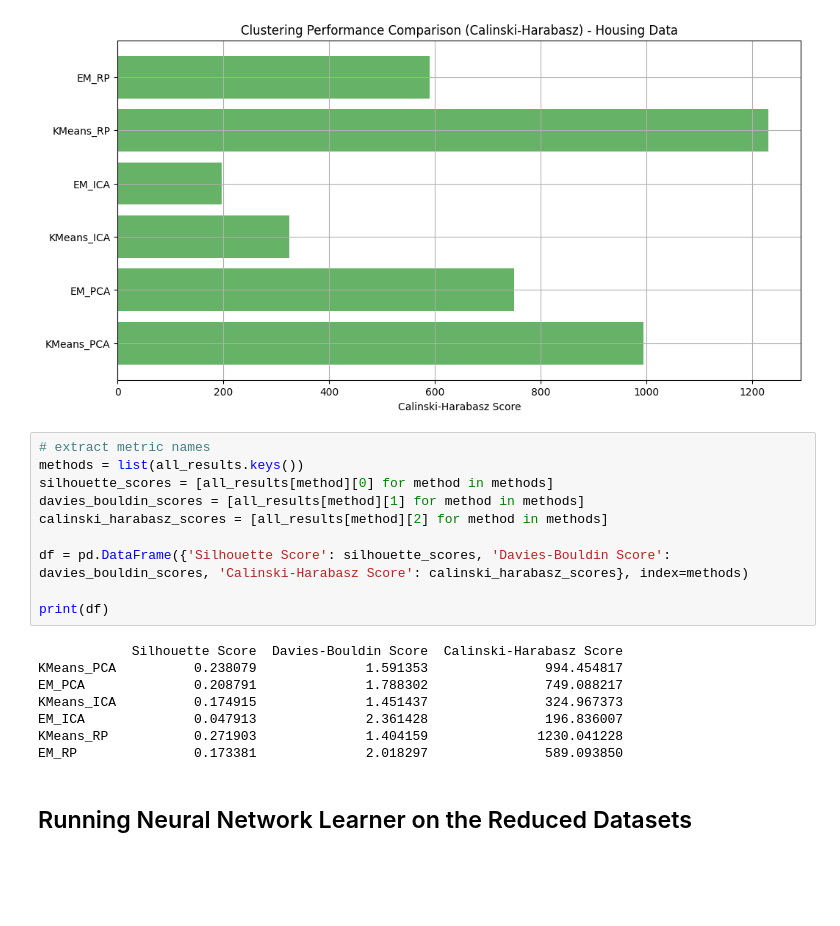
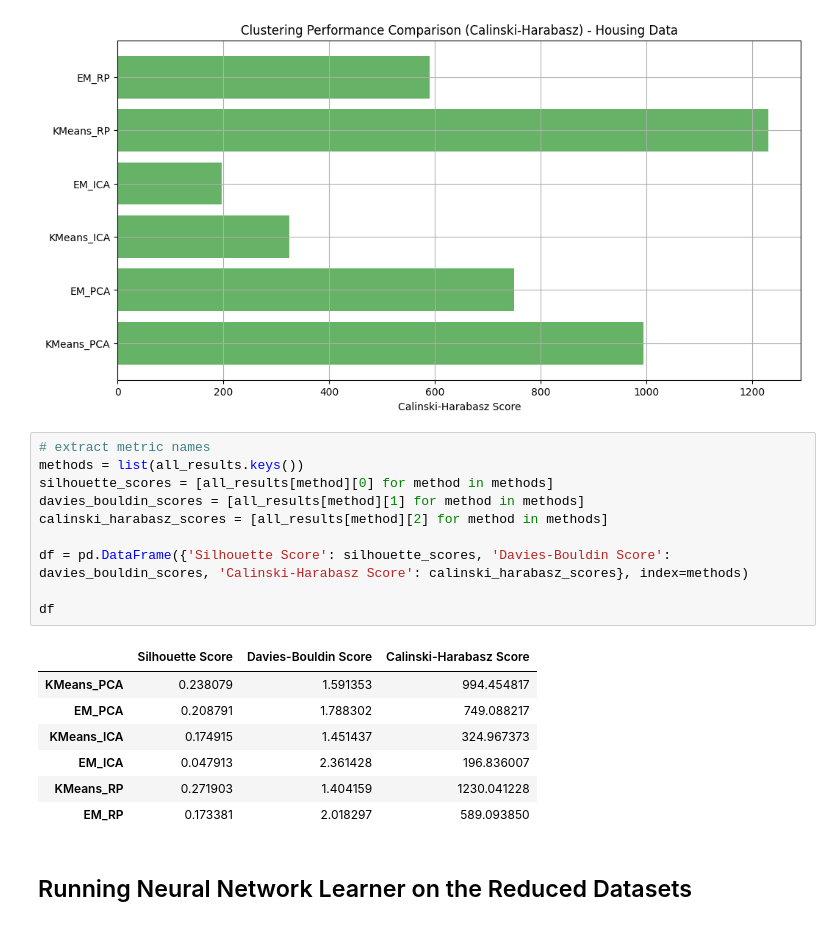
Before and after one commit to adi-tomar/Housing_Weather_UL_Dim_Reduction, a Jupyter notebook: algorithms/UL_housing.ipynb, the cells around one changed output. Saved outputs shown, nothing was run; the diff lists cells and outputs as text; blank space fills up the shorter version.

```diff
--- a/algorithms/UL_housing.ipynb
+++ b/algorithms/UL_housing.ipynb
@@ -442,21 +442,21 @@ plt.show()
 # %%
 # extract metric names
 methods = list(all_results.keys())
 silhouette_scores = [all_results[method][0] for method in methods]
 davies_bouldin_scores = [all_results[method][1] for method in methods]
 calinski_harabasz_scores = [all_results[method][2] for method in methods]
 
 df = pd.DataFrame({'Silhouette Score': silhouette_scores, 'Davies-Bouldin Score': davies_bouldin_scores, 'Calinski-Harabasz Score': calinski_harabasz_scores}, index=methods)
 
-print(df)
+df
 # %% [output]
-            Silhouette Score  Davies-Bouldin Score  Calinski-Harabasz Score
-KMeans_PCA          0.238079              1.591353               994.454817
-EM_PCA              0.208791              1.788302               749.088217
-KMeans_ICA          0.174915              1.451437               324.967373
-EM_ICA              0.047913              2.361428               196.836007
-KMeans_RP           0.271903              1.404159              1230.041228
-EM_RP               0.173381              2.018297               589.093850
+|  | Silhouette Score | Davies-Bouldin Score | Calinski-Harabasz Score |
+| KMeans_PCA | 0.238079 | 1.591353 | 994.454817 |
+| EM_PCA | 0.208791 | 1.788302 | 749.088217 |
+| KMeans_ICA | 0.174915 | 1.451437 | 324.967373 |
+| EM_ICA | 0.047913 | 2.361428 | 196.836007 |
+| KMeans_RP | 0.271903 | 1.404159 | 1230.041228 |
+| EM_RP | 0.173381 | 2.018297 | 589.093850 |
 # %% [markdown]
 ## Running Neural Network Learner on the Reduced Datasets
 # %%
```
Also changed, not shown: parts of 6 cells of this notebook, 5 other files.
